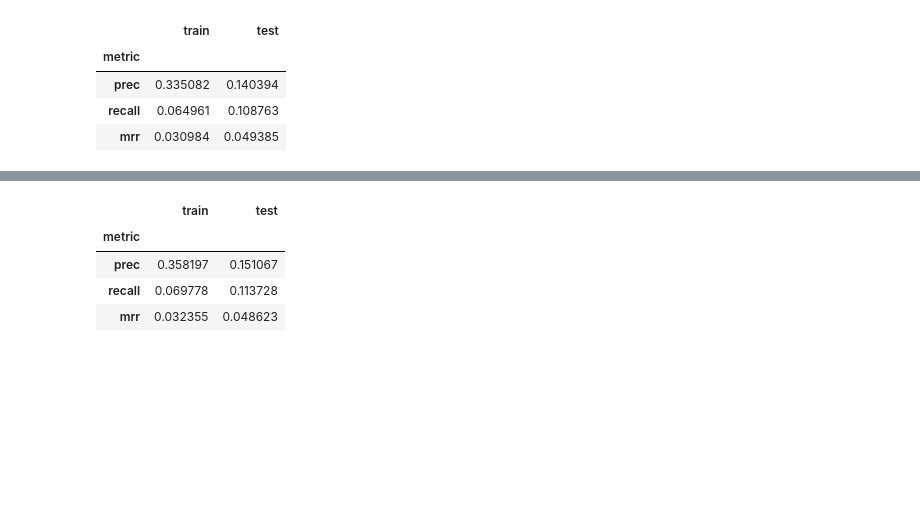
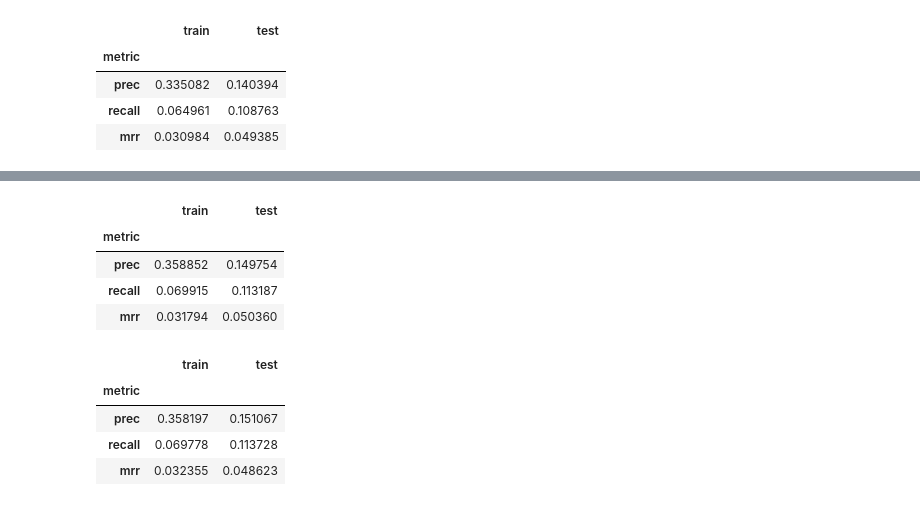
Before and after one commit to FlorianWilhelm/lda4rec, a Jupyter notebook: notebooks/04-experimenting2.ipynb, the cells around one changed output, grey strips where cells are left out. Saved outputs shown, nothing was run; the diff lists cells and outputs as text; code cells hidden in the pictures; blank space fills up the shorter version.

```diff
--- a/notebooks/04-experimenting2.ipynb
+++ b/notebooks/04-experimenting2.ipynb
@@ -171,7 +171,7 @@ summary(lda_est, train=train, test=test)
 # %%
 hlda_est = LDA4RecEst(embedding_dim=2, n_iter=10_000, batch_size=128, learning_rate=0.001, use_jit=True, model=lda.hier_model, guide=lda.hier_guide)
 # %%
-model_state = "../models/hlda2_est.state"
+model_state = "../models/hlda3_est.state"
 if Path(model_state).is_file():
     hlda_est.load(model_state)
 else:
@@ -198,3 +198,11 @@ INFO:lda4rec.estimators:Epoch  9900: loss 369515.59375
+# %%
+summary(hlda_est, train=train, test=test)
+# %% [output]
+|  | train | test |
+| metric |  |  |
+| prec | 0.358852 | 0.149754 |
+| recall | 0.069915 | 0.113187 |
+| mrr | 0.031794 | 0.050360 |
 # %%
 summary(hlda_est, train=train, test=test)
 # %% [output]
```
Also changed, not shown: parts of 4 cells of this notebook, 1 other file.
